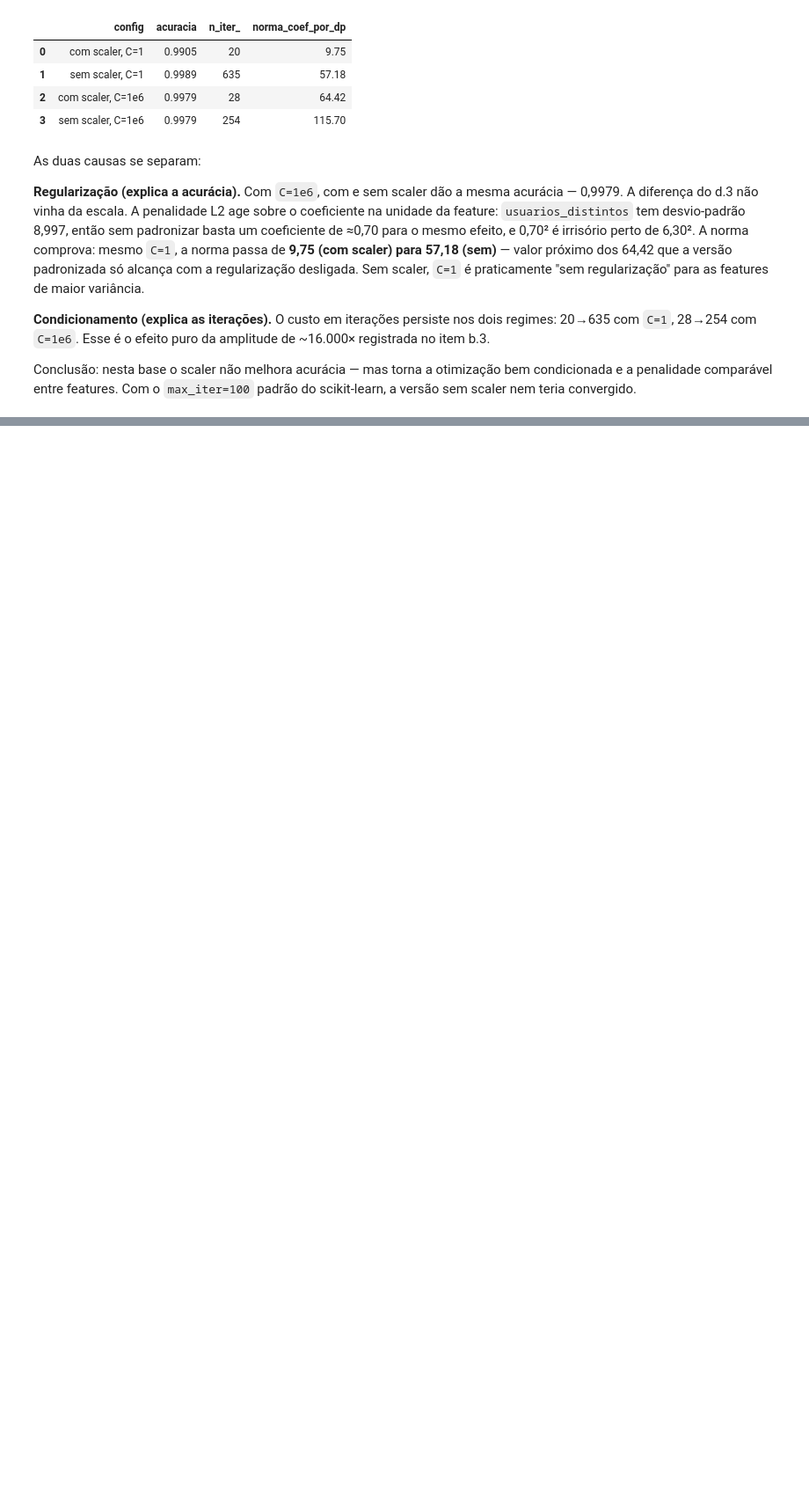
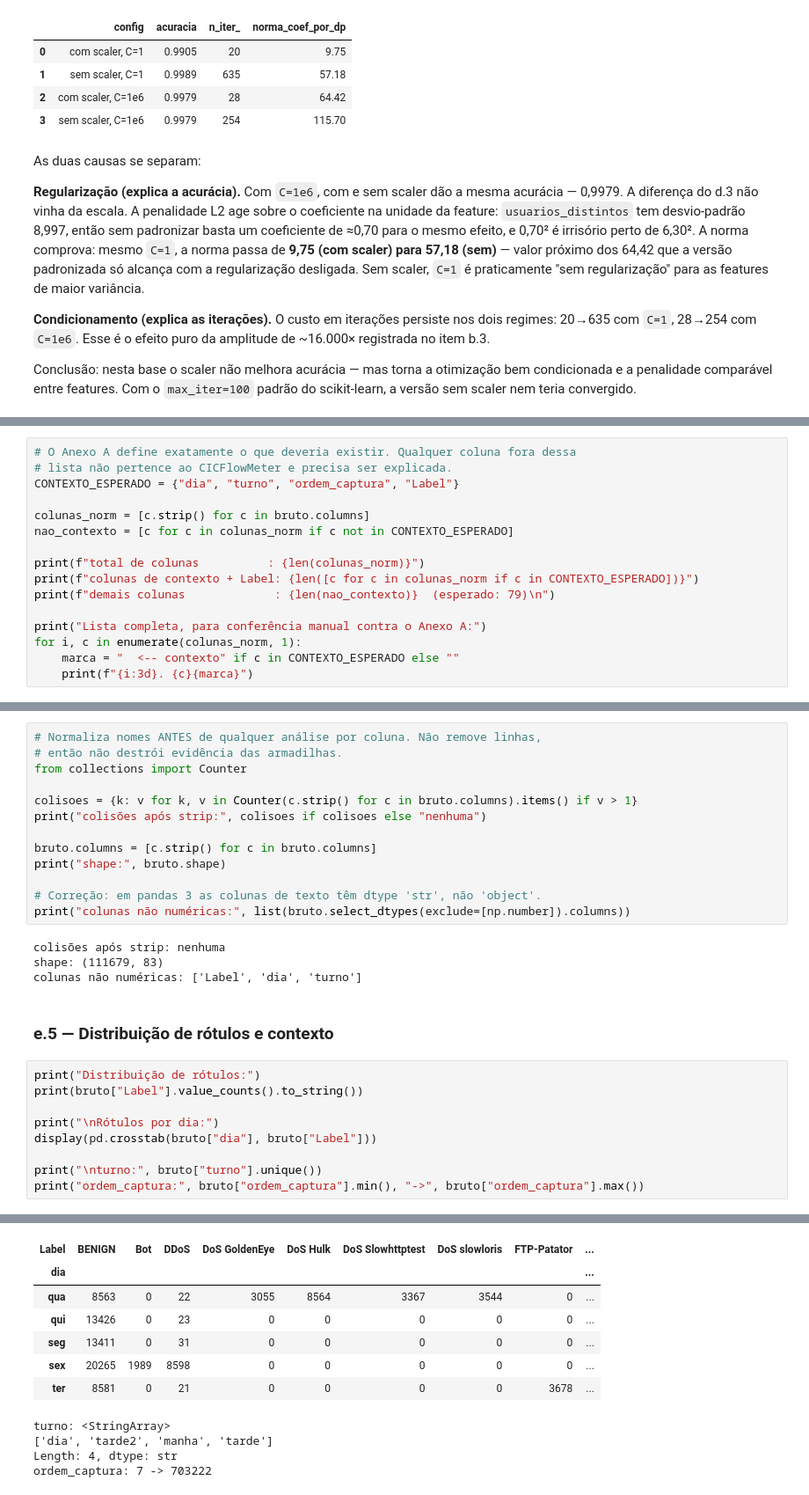
Before and after one commit to antoniolma/classificacao_intrusao, a Jupyter notebook: R2_d23bda.ipynb, the cells around one changed output, grey strips where cells are left out. Shown at 88% size. Cells and saved outputs as stored; diff of their text form; blank space fills up the shorter version.

Commit message:
Item e) finalizado

```diff
--- a/R2_d23bda.ipynb
+++ b/R2_d23bda.ipynb
@@ -700,0 +771,16 @@ do scikit-learn, a versão sem scaler nem teria convergido.
+# %%
+# O Anexo A define exatamente o que deveria existir. Qualquer coluna fora dessa
+# lista não pertence ao CICFlowMeter e precisa ser explicada.
+CONTEXTO_ESPERADO = {"dia", "turno", "ordem_captura", "Label"}
+
+colunas_norm = [c.strip() for c in bruto.columns]
+nao_contexto = [c for c in colunas_norm if c not in CONTEXTO_ESPERADO]
+
+print(f"total de colunas          : {len(colunas_norm)}")
+print(f"colunas de contexto + Label: {len([c for c in colunas_norm if c in CONTEXTO_ESPERADO])}")
+print(f"demais colunas             : {len(nao_contexto)}  (esperado: 79)\n")
+
+print("Lista completa, para conferência manual contra o Anexo A:")
+for i, c in enumerate(colunas_norm, 1):
+    marca = "  <-- contexto" if c in CONTEXTO_ESPERADO else ""
+    print(f"{i:3d}. {c}{marca}")
@@ -700,0 +890,29 @@ do scikit-learn, a versão sem scaler nem teria convergido.
+# %%
+# Normaliza nomes ANTES de qualquer análise por coluna. Não remove linhas,
+# então não destrói evidência das armadilhas.
+from collections import Counter
+
+colisoes = {k: v for k, v in Counter(c.strip() for c in bruto.columns).items() if v > 1}
+print("colisões após strip:", colisoes if colisoes else "nenhuma")
+
+bruto.columns = [c.strip() for c in bruto.columns]
+print("shape:", bruto.shape)
+
+# Correção: em pandas 3 as colunas de texto têm dtype 'str', não 'object'.
+print("colunas não numéricas:", list(bruto.select_dtypes(exclude=[np.number]).columns))
+# %% [output]
+colisões após strip: nenhuma
+shape: (111679, 83)
+colunas não numéricas: ['Label', 'dia', 'turno']
+# %% [markdown]
+### **e.5** — Distribuição de rótulos e contexto
+# %%
+print("Distribuição de rótulos:")
+print(bruto["Label"].value_counts().to_string())
+
+print("\nRótulos por dia:")
+display(pd.crosstab(bruto["dia"], bruto["Label"]))
+
+print("\nturno:", bruto["turno"].unique())
+print("ordem_captura:", bruto["ordem_captura"].min(), "->", bruto["ordem_captura"].max())
+# %% [output]
@@ -700,0 +938,11 @@ do scikit-learn, a versão sem scaler nem teria convergido.
+| Label | BENIGN | Bot | DDoS | DoS GoldenEye | DoS Hulk | DoS Slowhttptest | DoS slowloris | FTP-Patator | ... |
+| dia |  |  |  |  |  |  |  |  | ... |
+| qua | 8563 | 0 | 22 | 3055 | 8564 | 3367 | 3544 | 0 | ... |
+| qui | 13426 | 0 | 23 | 0 | 0 | 0 | 0 | 0 | ... |
+| seg | 13411 | 0 | 31 | 0 | 0 | 0 | 0 | 0 | ... |
+| sex | 20265 | 1989 | 8598 | 0 | 0 | 0 | 0 | 0 | ... |
+| ter | 8581 | 0 | 21 | 0 | 0 | 0 | 0 | 3678 | ... |
+turno: <StringArray>
+['dia', 'tarde2', 'manha', 'tarde']
+Length: 4, dtype: str
+ordem_captura: 7 -> 703222
```
Also changed, not shown: parts of 43 cells of this notebook.
